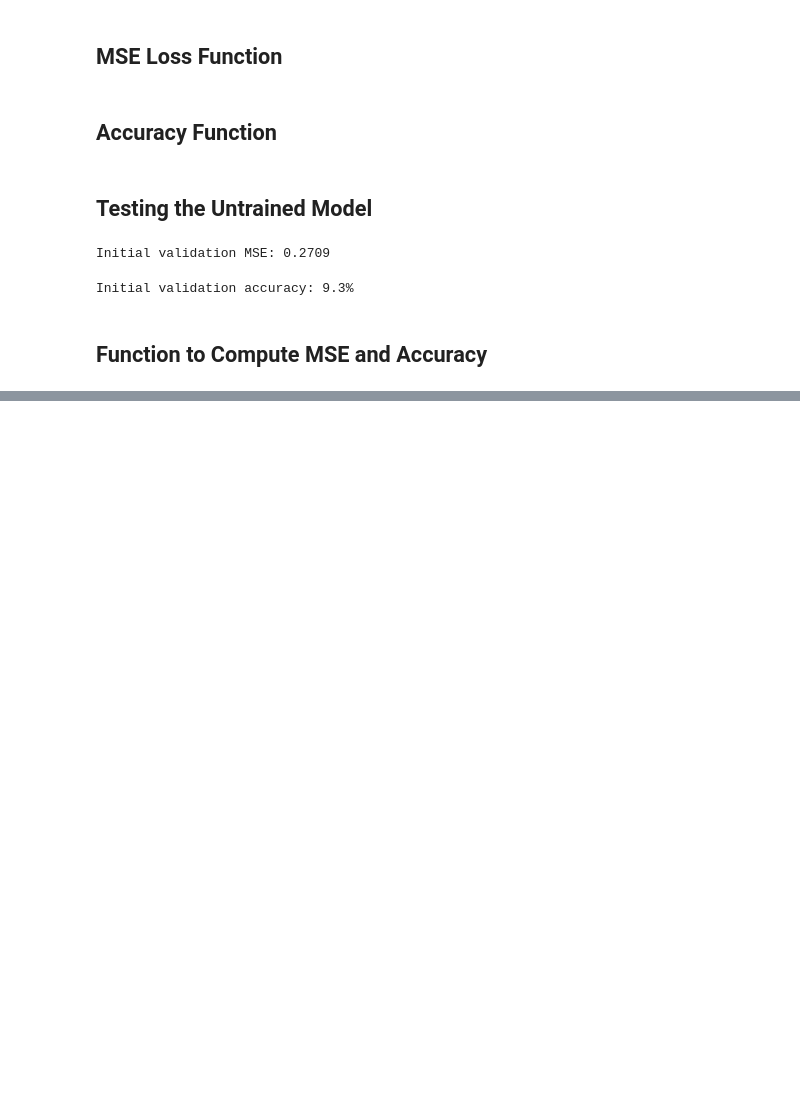
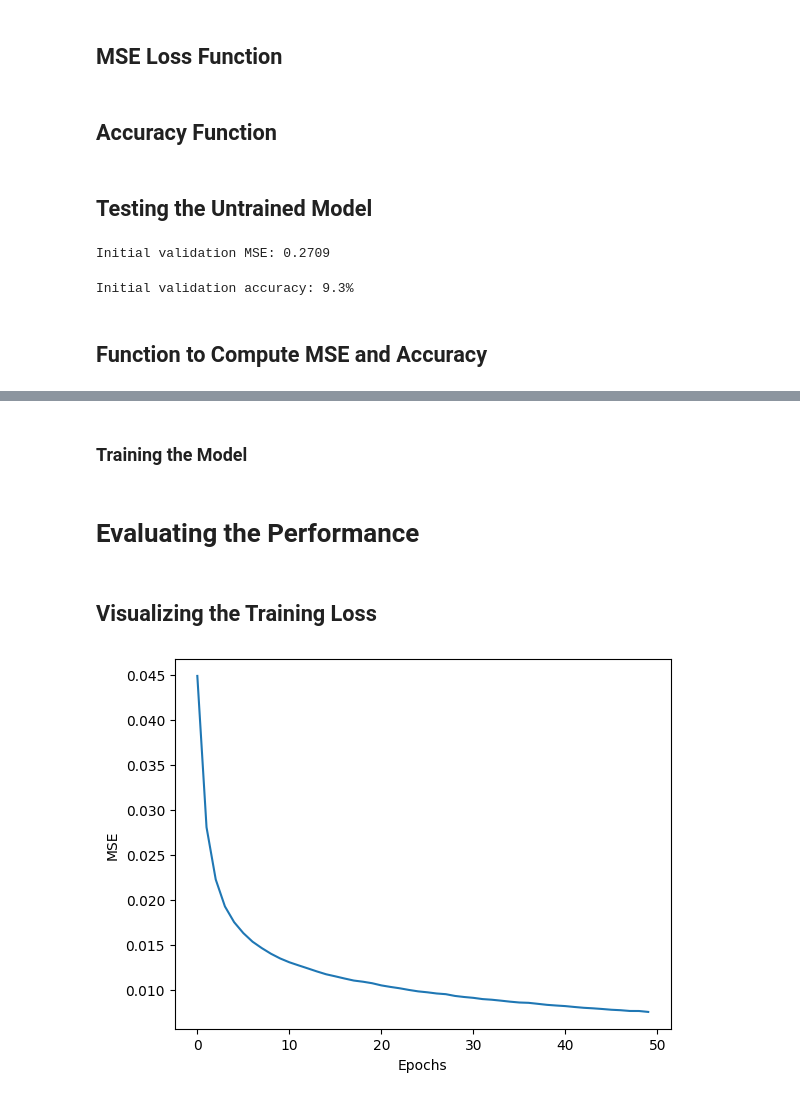
Before and after one commit to wagha-builds/ML-Models-from-Scratch, a Jupyter notebook: Multilayer Perceptron (MLP)/MNIST_Handwritten_Digit_Classification.ipynb, the cells around one changed output, grey strips where cells are left out. Cells and saved outputs as stored; diff of their text form; code cells hidden in the pictures; blank space fills up the shorter version.

Commit message:
Implemented the training loop along with MSE and accuracy functions and evaluated the network's performance

```diff
--- a/Multilayer Perceptron (MLP)/MNIST_Handwritten_Digit_Classification.ipynb
+++ b/Multilayer Perceptron (MLP)/MNIST_Handwritten_Digit_Classification.ipynb
@@ -137,7 +137,7 @@ class NeuralNetMLP:
 
     # For convenient reusing,
     # we'll define DeltaOut = d(Loss)/d(OutAct) * d(OutAct)/d(OutNet)
-    delta_out = d_loss__d_a_out * d_z_out__d_w_out
+    delta_out = d_loss__d_a_out * d_a_out__d_z_out
 
     # Computing d(Loss)/d(OutWeight) & d(Loss)/d(OutBias) using chain rule
     d_loss__d_w_out = np.dot(delta_out.T, d_z_out__d_w_out)
@@ -148,10 +148,10 @@ class NeuralNetMLP:
     d_z_out__a_h = self.weight_out
     d_loss__a_h = np.dot(delta_out, d_z_out__a_h)
     d_a_h__d_z_h = a_h * (1.0 - a_h)
-    d_a_h__d_w_h = X
+    d_z_h__d_w_h = x
 
     # Computing d(Loss)/d(HiddenWeight) & d(Loss)/d(HiddenBias) using chain rule
-    d_loss__d_w_h = np.dot((d_loss__a_h *  d_a_h__d_z_h).T, d_a_h__d_w_h)
+    d_loss__d_w_h = np.dot((d_loss__a_h *  d_a_h__d_z_h).T, d_z_h__d_w_h)
     d_loss__d_b_h = np.sum((d_loss__a_h * d_a_h__d_z_h), axis=0)
 
     return (d_loss__d_w_out, d_loss__d_b_out, d_loss__d_w_h, d_loss__d_b_h)
@@ -223,3 +223,14 @@ Initial validation accuracy: 9.3%
 def compute_mse_and_acc(nnet, X, y, num_labels=10, minibatch_size=100):
   mse, correct_pred, num_examples = 0.0, 0, 0
   minibatch_gen = minibatch_generator(X, y, minibatch_size)
+  for i, (features, targets) in enumerate(minibatch_gen):
+    _, probas = nnet.forward(features)
+    predicted_labels = np.argmax(probas, axis=1)
+    onehot_targets = int_to_onehot(targets, num_labels=num_labels)
+    loss = np.mean((onehot_targets - probas)**2)
+    correct_pred += (predicted_labels == targets).sum()
+    num_examples += targets.shape[0]
+    mse += loss
+  mse = mse/i
+  acc = correct_pred/num_examples
+  return mse, acc
@@ -225,0 +286,17 @@ def compute_mse_and_acc(nnet, X, y, num_labels=10, minibatch_size=100):
+# %% [markdown]
+### Training the Model
+# %%
+np.random.seed(123) # For training set shuffling
+epoch_loss, epoch_train_acc, epoch_valid_acc = train(
+    model, X_train, y_train, X_valid, y_valid, num_epochs=50)
+# %% [markdown]
+# Evaluating the Performance
+# %% [markdown]
+## Visualizing the Training Loss
+# %%
+plt.plot(range(len(epoch_loss)), epoch_loss)
+plt.ylabel('MSE')
+plt.xlabel('Epochs')
+plt.show()
+# %% [output]
+[figure, added]
```
Also changed, not shown: parts of 11 cells of this notebook.
